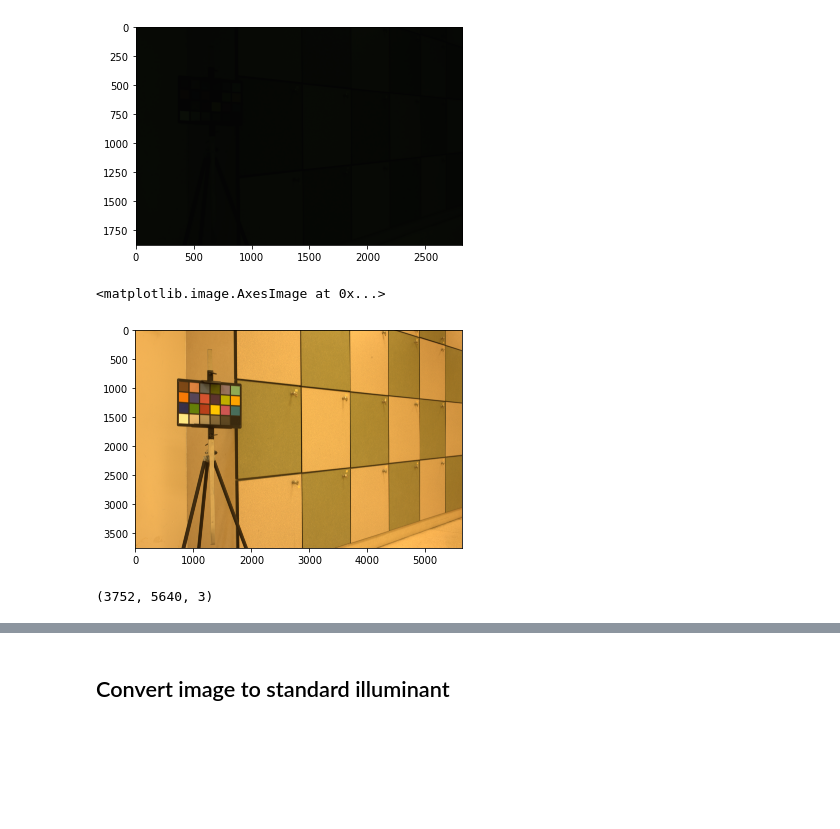
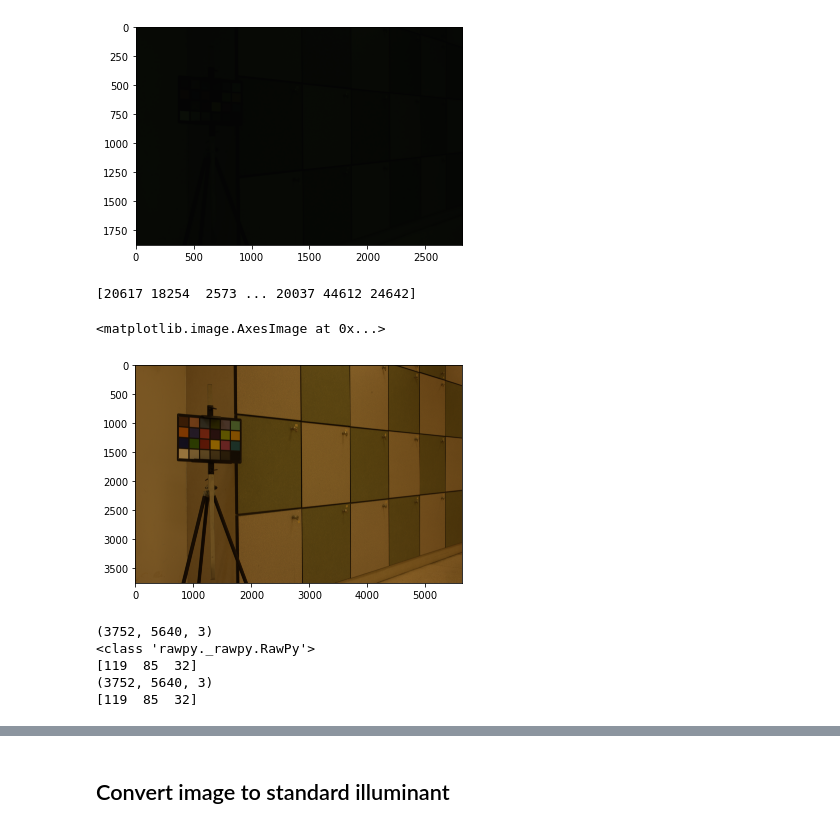
Before and after one commit to BPsoda/polynomial-matching-color-constancy, a Jupyter notebook: example.ipynb, the cells around one changed output, grey strips where cells are left out. Cells and saved outputs as stored; diff of their text form; code cells hidden in the pictures; blank space fills up the shorter version.

```diff
--- a/example.ipynb
+++ b/example.ipynb
@@ -14,14 +15,27 @@ plt.imshow(cv2.cvtColor(imTest, cv2.COLOR_BGR2RGB))
 # %% [output]
 <matplotlib.image.AxesImage at 0x...>
 [figure]
+# %%
+imTest = np.fromfile('data/image/Canon1DsMkIII_0001.PNG', np.uint)
+print(imTest)
+# %% [output]
+[20617 18254  2573 ... 20037 44612 24642]
 # %%
 raw = rawpy.imread('data/image/Canon1DsMkIII_0001.CR2') # access to the RAW image
-rgb = raw.postprocess() # a numpy RGB array
+rgb = raw.postprocess(no_auto_bright=True) # a numpy RGB array
 plt.imshow(rgb)
 # %% [output]
 <matplotlib.image.AxesImage at 0x...>
-[figure, old version]
+[figure, new version]
-# %%
-print(np.shape(rgb))
-# %% [output]
-(3752, 5640, 3)
+# %%
+print(np.shape(rgb))
+print(type(raw))
+print(rgb[0,0,:])
+print(np.shape(raw_image))
+print(raw_image[0,0,:])
+# %% [output]
+(3752, 5640, 3)
+<class 'rawpy._rawpy.RawPy'>
+[119  85  32]
+(3752, 5640, 3)
+[119  85  32]
```
Also changed, not shown: parts of 8 cells of this notebook.
